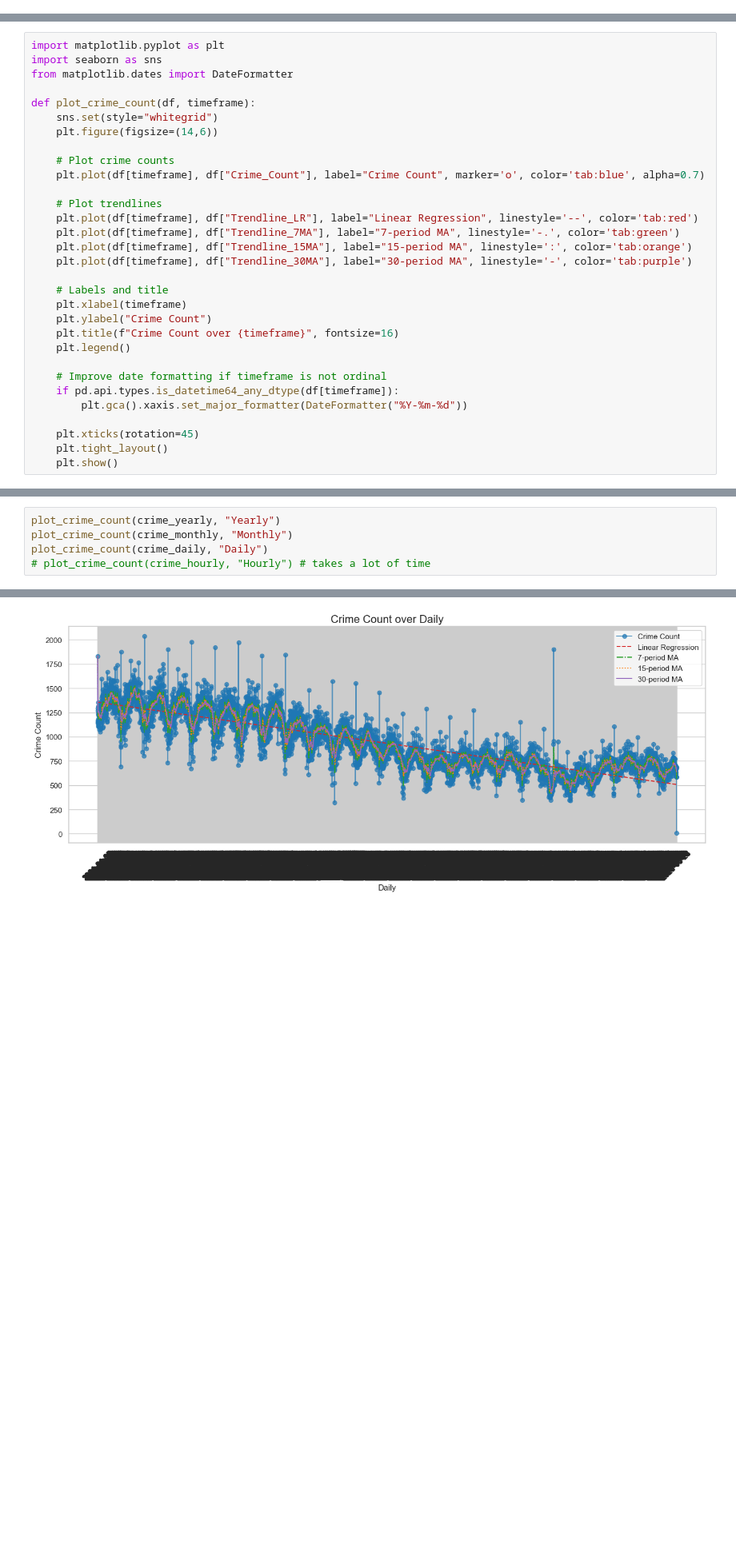
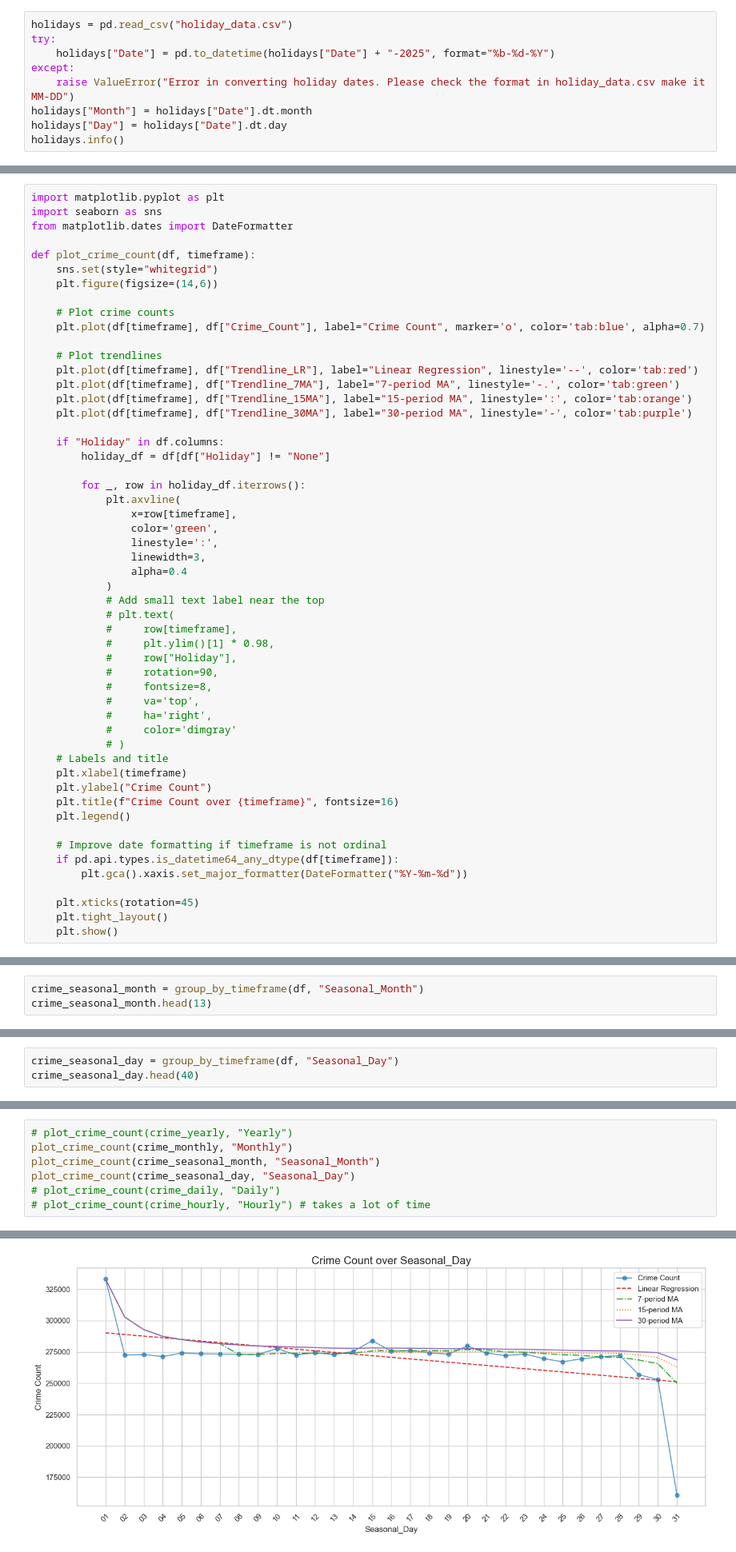
Before and after one commit to alihaseeb1/ChicagoCrimeAnalysis, a Jupyter notebook: main.ipynb, the cells around one changed output, grey strips where cells are left out. Shown at 80% size. Cells and saved outputs as stored; diff of their text form; blank space fills up the shorter version.

```diff
--- a/main.ipynb
+++ b/main.ipynb
@@ -62,0 +65,9 @@ only showing top 5 rows
+# %%
+holidays = pd.read_csv("holiday_data.csv")
+try:
+    holidays["Date"] = pd.to_datetime(holidays["Date"] + "-2025", format="%b-%d-%Y")
+except:
+    raise ValueError("Error in converting holiday dates. Please check the format in holiday_data.csv make it MM-DD")
+holidays["Month"] = holidays["Date"].dt.month
+holidays["Day"] = holidays["Date"].dt.day
+holidays.info()
@@ -84,6 +124,28 @@ def plot_crime_count(df, timeframe):
     plt.plot(df[timeframe], df["Trendline_15MA"], label="15-period MA", linestyle=':', color='tab:orange')
     plt.plot(df[timeframe], df["Trendline_30MA"], label="30-period MA", linestyle='-', color='tab:purple')
 
+    if "Holiday" in df.columns:
+        holiday_df = df[df["Holiday"] != "None"]
+
+        for _, row in holiday_df.iterrows():
+            plt.axvline(
+                x=row[timeframe],
+                color='green',
+                linestyle=':',
+                linewidth=3,
+                alpha=0.4
+            )
+            # Add small text label near the top
+            # plt.text(
+            #     row[timeframe],
+            #     plt.ylim()[1] * 0.98,
+            #     row["Holiday"],
+            #     rotation=90,
+            #     fontsize=8,
+            #     va='top',
+            #     ha='right',
+            #     color='dimgray'
+            # )
     # Labels and title
     plt.xlabel(timeframe)
     plt.ylabel("Crime Count")
@@ -228,0 +338,3 @@ crime_hourly.head()
+# %%
+crime_seasonal_month = group_by_timeframe(df, "Seasonal_Month")
+crime_seasonal_month.head(13)
@@ -228,0 +361,3 @@ crime_hourly.head()
+# %%
+crime_seasonal_day = group_by_timeframe(df, "Seasonal_Day")
+crime_seasonal_day.head(40)
@@ -229,8 +388,10 @@ crime_hourly.head()
 # %% [markdown]
 Let's plot for testing
 # %%
-plot_crime_count(crime_yearly, "Yearly")
+# plot_crime_count(crime_yearly, "Yearly")
 plot_crime_count(crime_monthly, "Monthly")
-plot_crime_count(crime_daily, "Daily")
+plot_crime_count(crime_seasonal_month, "Seasonal_Month")
+plot_crime_count(crime_seasonal_day, "Seasonal_Day")
+# plot_crime_count(crime_daily, "Daily")
 # plot_crime_count(crime_hourly, "Hourly") # takes a lot of time
 # %% [output]
@@ -239 +400 @@ plot_crime_count(crime_daily, "Daily")
-[figure, old version]
+[figure, new version]
```
Also changed, not shown: parts of 12 cells of this notebook, 2 other files.
